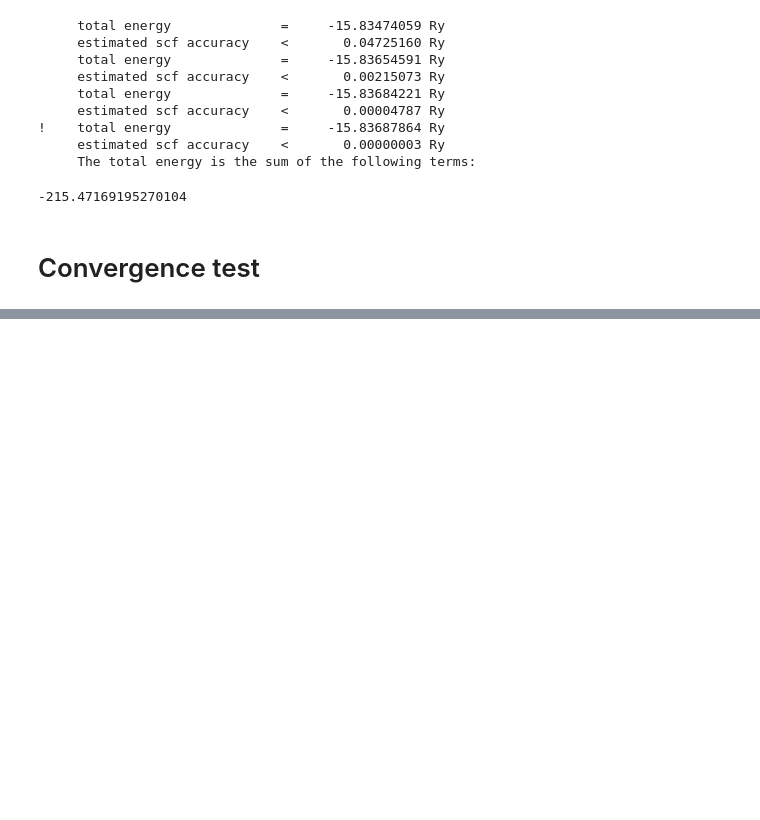
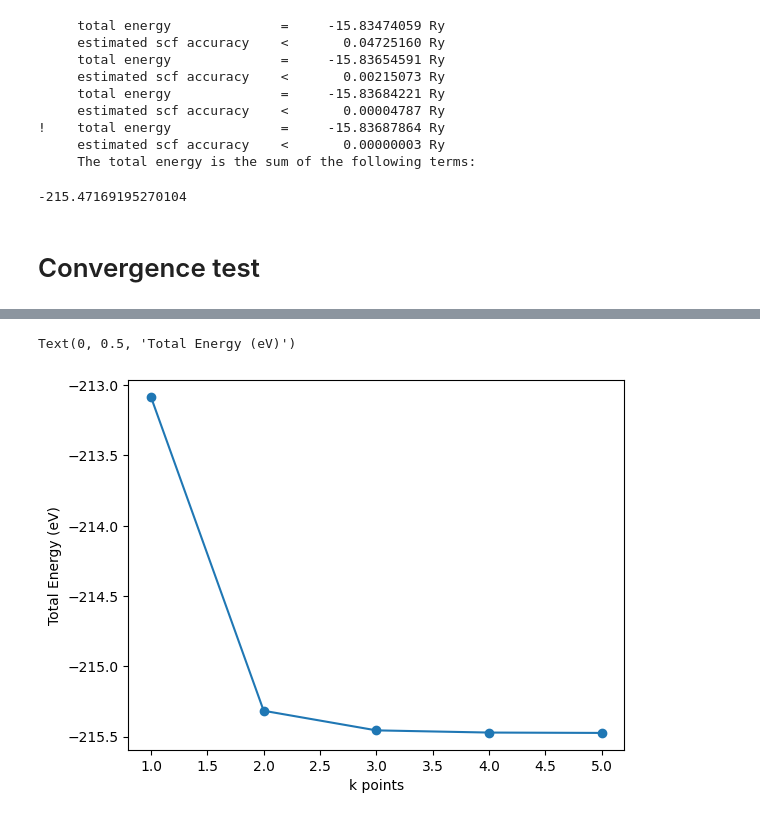
Before and after one commit to sedaoturak/Quantum_Espresso_Colab, a Jupyter notebook: Quantum_Espresso_Colab.ipynb, the cells around one changed output, grey strips where cells are left out. Cells and saved outputs as stored; diff of their text form; code cells hidden in the pictures; blank space fills up the shorter version.

```diff
--- a/Quantum_Espresso_Colab.ipynb
+++ b/Quantum_Espresso_Colab.ipynb
@@ -157,0 +204,31 @@ plt.plot(cutoff_energies, total_energies,'o-')
+# %%
+import numpy as np
+# create a list for k points to be tested
+kpoints = np.arange(1,6,1) # enter kpoints limits
+# find the "lattice constant" line in the input file
+lat_cons_index = qe_input.find('K_POINTS') + 20
+
+total_energies = []
+for k in kpoints:
+  # update the input file with the new lattice constant
+  new_input_file = qe_input[:lat_cons_index] + str(k).ljust(2) + str(k).ljust(2) + str(k).ljust(2) + qe_input[lat_cons_index+8:]
+  # overwrite the input file
+  with open("si.scf.in", "w") as f:
+    f.write(new_input_file)
+
+  ! /content/q-e/bin/pw.x  -in si.scf.in > si.scf.out # run the DFT input file
+
+  output = ase.io.read("/content/silicon/si.scf.out") # read the output file
+
+  total_energies.append(output.get_total_energy()) # record the calculated total energy
+
+# computation time: 10 seconds
+# %%
+fig,ax = plt.subplots()
+
+ax.plot(kpoints, total_energies,'o-')
+ax.set_xlabel('k points')
+ax.set_ylabel('Total Energy (eV)')
+# %% [output]
+Text(0, 0.5, 'Total Energy (eV)')
+[figure, added]
```
Also changed, not shown: parts of 9 cells of this notebook.
